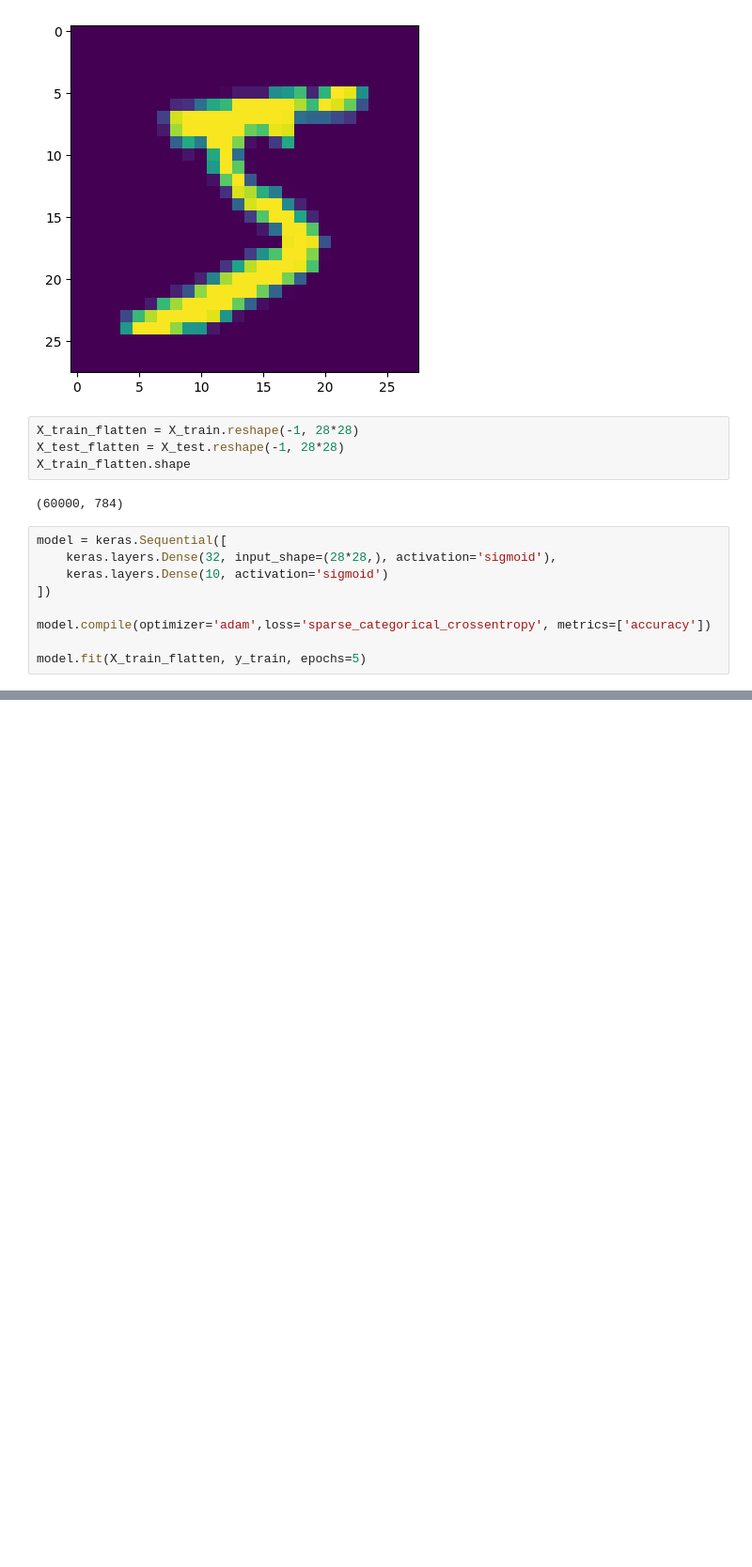
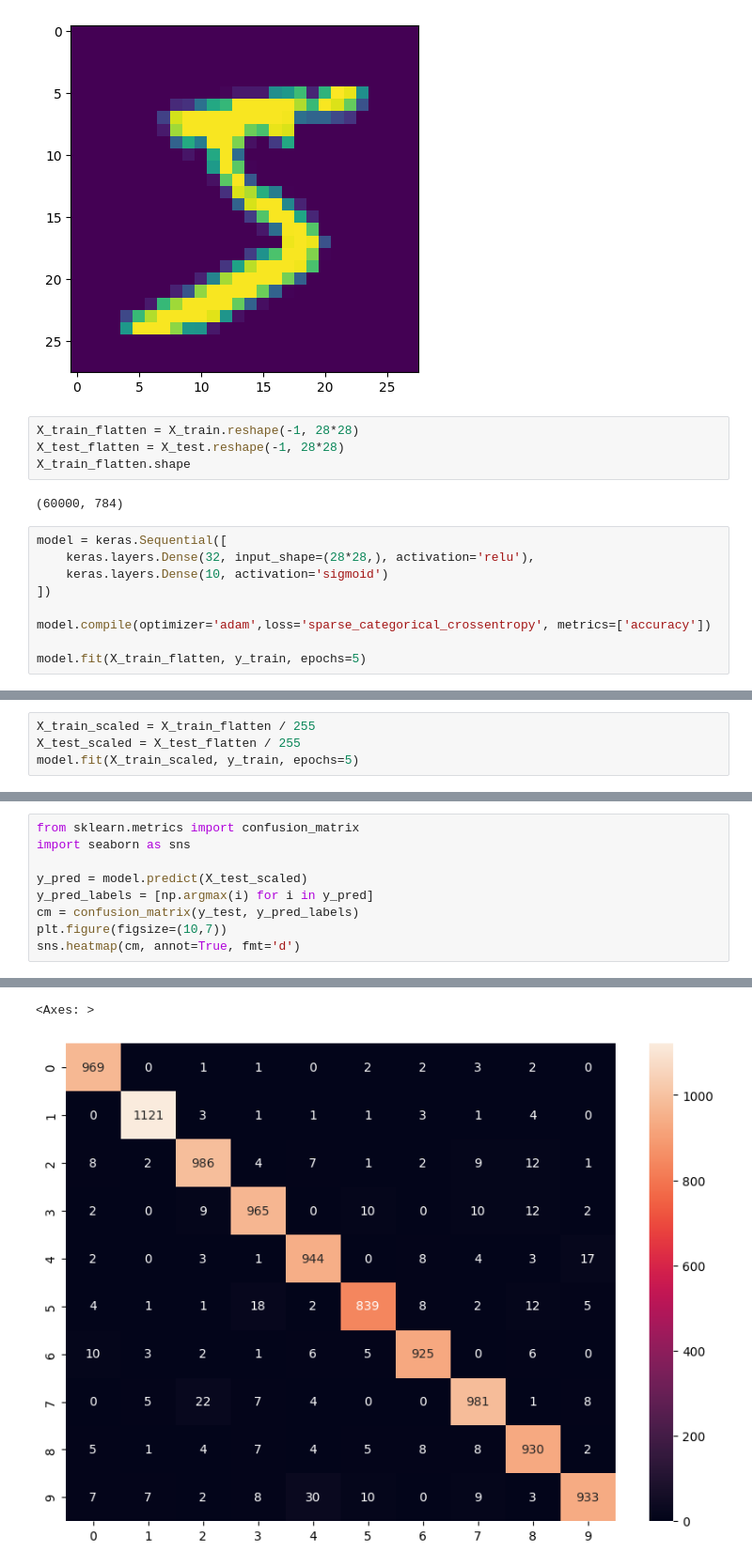
Before and after one commit to Abdur-Rahim-sheikh/ml_prep, a Jupyter notebook: tensorlfow/handwritten_digit.ipynb, the cells around one changed output, grey strips where cells are left out. Shown at 94% size. Cells and saved outputs as stored; diff of their text form; blank space fills up the shorter version.

```diff
--- a/tensorlfow/handwritten_digit.ipynb
+++ b/tensorlfow/handwritten_digit.ipynb
@@ -25,7 +25,7 @@ X_train_flatten.shape
 (60000, 784)
 # %%
 model = keras.Sequential([
-    keras.layers.Dense(32, input_shape=(28*28,), activation='sigmoid'),
+    keras.layers.Dense(32, input_shape=(28*28,), activation='relu'),
     keras.layers.Dense(10, activation='sigmoid')
 ])
 
@@ -50,0 +47,4 @@ Epoch 5/5
+# %%
+X_train_scaled = X_train_flatten / 255
+X_test_scaled = X_test_flatten / 255
+model.fit(X_train_scaled, y_train, epochs=5)
@@ -50,0 +70,10 @@ Epoch 5/5
+# %%
+from sklearn.metrics import confusion_matrix
+import seaborn as sns
+
+y_pred = model.predict(X_test_scaled)
+y_pred_labels = [np.argmax(i) for i in y_pred]
+cm = confusion_matrix(y_test, y_pred_labels)
+plt.figure(figsize=(10,7))
+sns.heatmap(cm, annot=True, fmt='d')
+# %% [output]
@@ -50,0 +81,2 @@ Epoch 5/5
+<Axes: >
+[figure, added]
```
Also changed, not shown: parts of 4 cells of this notebook, 4 other files.
